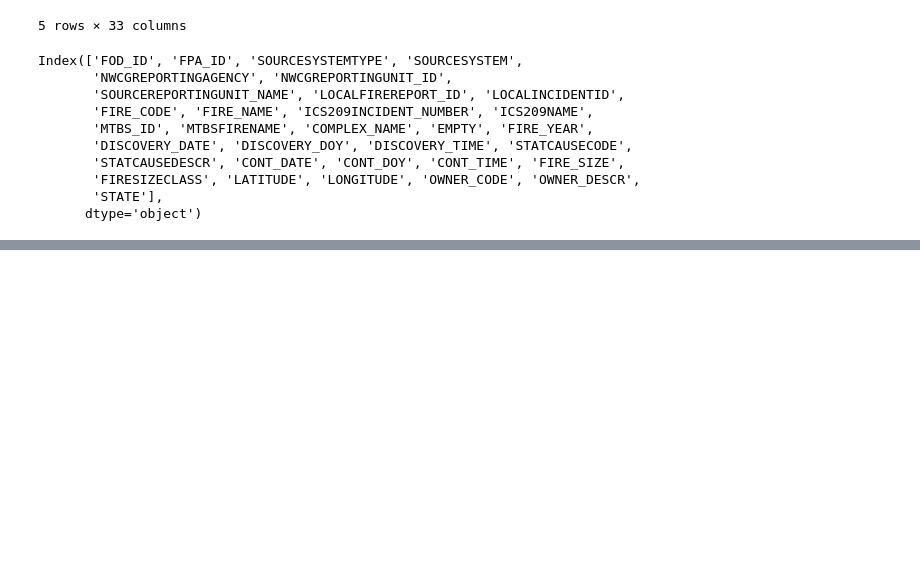
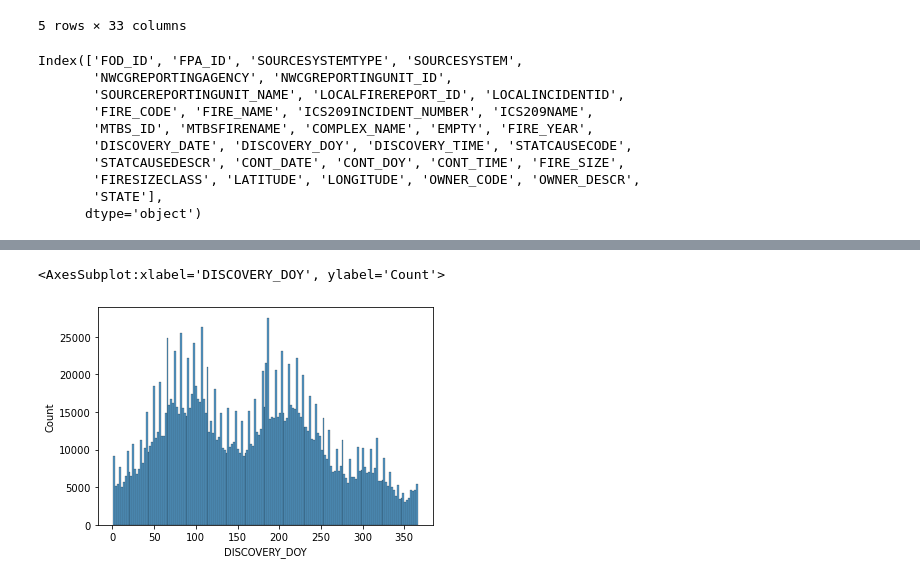
Before and after one commit to dianehkim/Forest-Fires-Time-Series-Forecast, a Jupyter notebook: DS440_model.ipynb, the cells around one changed output, grey strips where cells are left out. Saved outputs shown, nothing was run; the diff lists cells and outputs as text; code cells hidden in the pictures; blank space fills up the shorter version.

```diff
--- a/DS440_model.ipynb
+++ b/DS440_model.ipynb
@@ -121,0 +127,5 @@ Index(['FOD_ID', 'FPA_ID', 'SOURCESYSTEMTYPE', 'SOURCESYSTEM',
+# %%
+sns.histplot(data["DISCOVERY_DOY"])
+# %% [output]
+<AxesSubplot:xlabel='DISCOVERY_DOY', ylabel='Count'>
+[figure, added]
```
Also changed, not shown: parts of 13 cells of this notebook.
